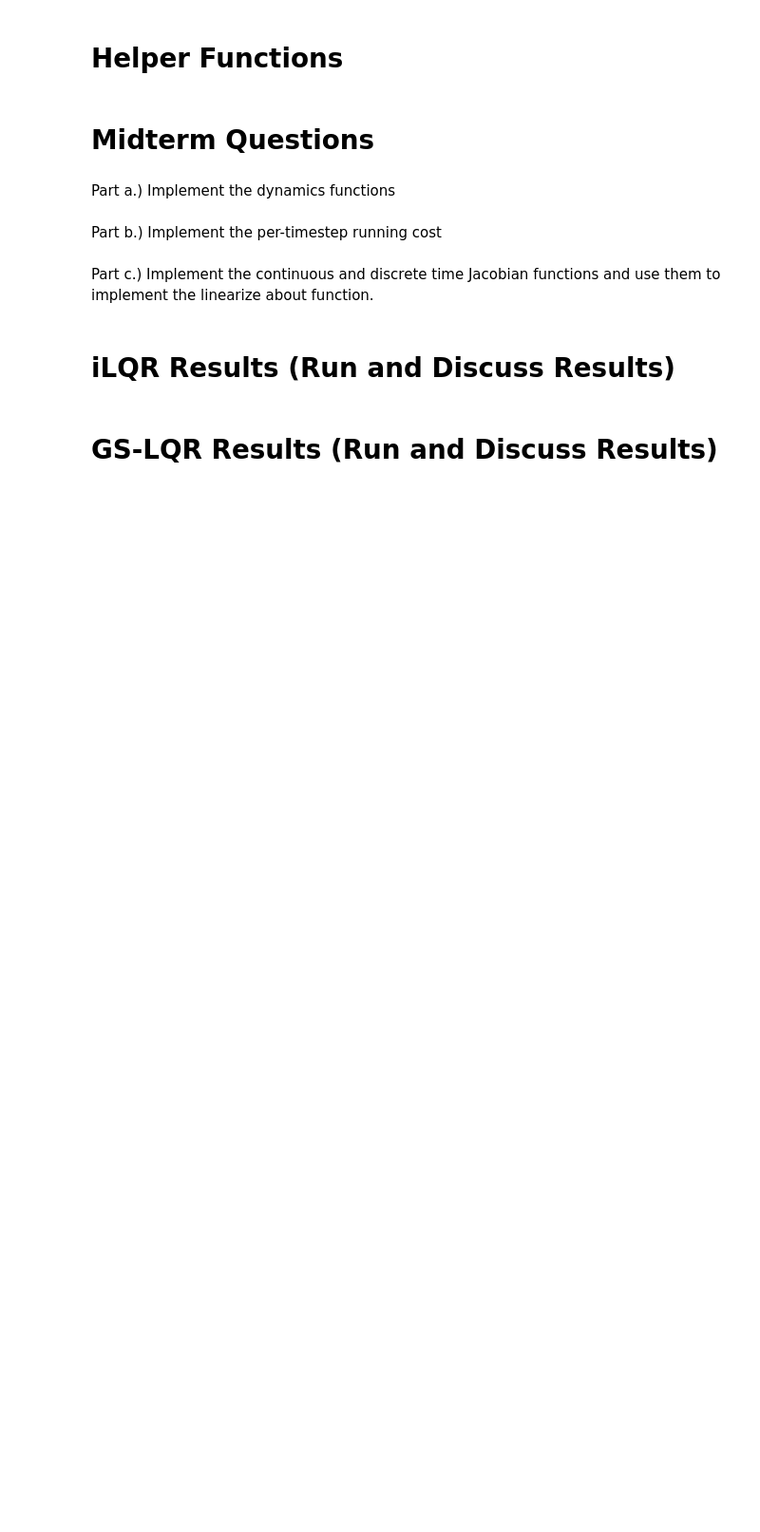
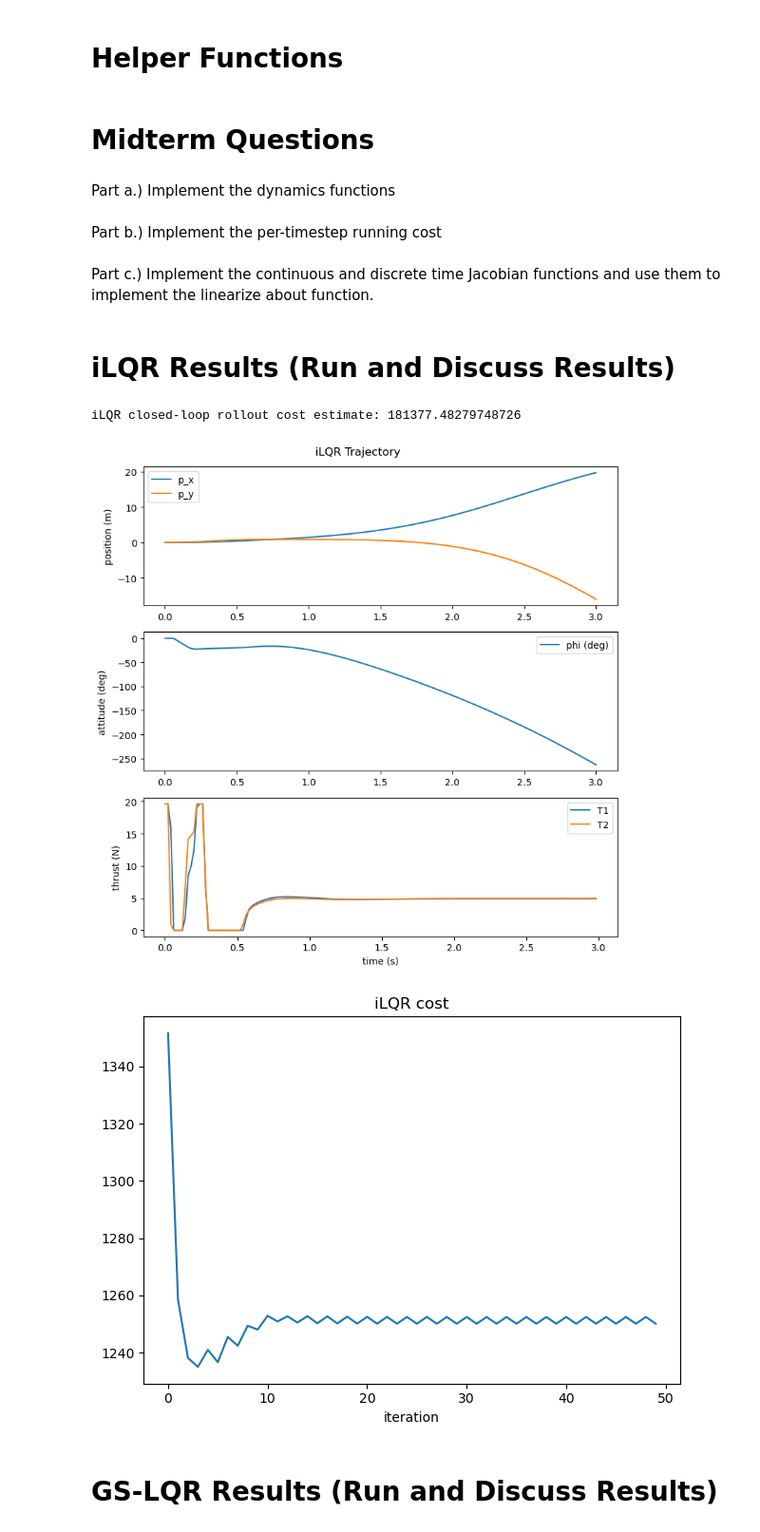
Before and after one commit to ChristopherLuey/AA274A_midterm_FA25, a Jupyter notebook: CS237A_F25_Midterm_P1.ipynb, the cells around one changed output. Shown at 95% size. Drawn from its saved outputs; the diff is of its cells as text; code cells hidden in the pictures; blank space fills up the shorter version.

```diff
--- a/CS237A_F25_Midterm_P1.ipynb
+++ b/CS237A_F25_Midterm_P1.ipynb
@@ -239,12 +239,13 @@ def running_cost(x, u):
   ex = px - goal[0]
   ey = py - goal[2]
   cost = (
-    ######################################################################
-    ######################### YOUR CODE HERE #############################
-    # Write the per timestep running cost here
-
-
-    ######################################################################
+    q_p * ex**2 +
+    q_v * vx**2 +
+    q_p * ey**2 +
+    q_v * vy**2 +
+    q_phi * phi**2 +
+    q_omega * omega**2 +
+    r_T * ((T1 - T_hov)**2 + (T2 - T_hov)**2)
   )
   return cost
 # %% [markdown]
@@ -258,9 +259,18 @@ def continuous_jacobians(x, u):
 
     ######################################################################
     ######################### YOUR CODE HERE #############################
-    raise NotImplementedError
+    A_c[0, 1] = 1.0
+    A_c[1, 4] = -((T1 + T2) / m) * np.cos(phi)
+    A_c[2, 3] = 1.0
+    A_c[3, 4] = -((T1 + T2) / m) * np.sin(phi)
+    A_c[4, 5] = 1.0
 
-
+    B_c[1, 0] = -np.sin(phi) / m
+    B_c[1, 1] = -np.sin(phi) / m
+    B_c[3, 0] = np.cos(phi) / m
+    B_c[3, 1] = np.cos(phi) / m
+    B_c[5, 0] = -ell / Izz
+    B_c[5, 1] = ell / Izz
     ######################################################################
 
     return A_c, B_c
@@ -268,9 +278,9 @@ def continuous_jacobians(x, u):
 def discrete_jacobians(A_c, B_c, dt):
     ######################################################################
     ######################### YOUR CODE HERE #############################
-    raise NotImplementedError
-
-
+    state_dim = A_c.shape[0]
+    A_t = np.eye(state_dim) + dt * A_c
+    B_t = dt * B_c
     ######################################################################
 
     return A_t, B_t
@@ -278,15 +288,13 @@ def discrete_jacobians(A_c, B_c, dt):
 def linearize_about(x_ref, u_ref, dt=dt_default):
     """
     Affine first-order discrete-time expansion about (x_ref, u_ref):
-        x_ref{t+1} ≈ f_d(x_ref,u_ref) + A_t (x_ref) + B_t (u_ref)
+        x_ref{t+1} ~= f_d(x_ref,u_ref) + A_t (x_ref) + B_t (u_ref)
     """
     A_c, B_c = continuous_jacobians(x_ref, u_ref)
     ######################################################################
     ######################### YOUR CODE HERE #############################
-    # Use the discrete_jacobians(A_c, A_b) for A_t and B_t
-    raise NotImplementedError
-
-
+    A_t, B_t = discrete_jacobians(A_c, B_c, dt)
+    x_next_ref = f_discrete(x_ref, u_ref, dt)
     ######################################################################
 
     return A_t, B_t, x_next_ref
@@ -377,34 +385,38 @@ def ilqr(x0, U0, T=150, max_iter=50, tol=1e-4, u_min=0.0, u_max=2*2*9.81/2):
             rel = abs(costs[-2] - costs[-1]) / max(1.0, abs(costs[-2]))
             if rel < tol:
                 X, U = X_new, U_new
                 break
 
         X, U = X_new, U_new
 
     return X, U, np.array(costs)
 
 T = 150
 x0 = np.zeros(6)
 U0 = np.tile(hover_u, (T, 1))
 X_ilqr, U, costs = ilqr(x0, U0, T=T)
 
 
-rw = RealWorld(dt_default, path="/content/real_model_blind.npz")
+rw = RealWorld(dt_default, path="data/real_model_blind.npz")
 f_real_step = rw.make_step(f_discrete)
 
 # Replay iLQR controls open-loop on real dynamics
 X_ilqr_real = np.zeros_like(X_ilqr)
 X_ilqr_real[0] = X_ilqr[0]
 for t in range(U.shape[0]):
     X_ilqr_real[t+1] = f_real_step(X_ilqr_real[t], U[t], t)
 
 J_total = rollout_cost(X_ilqr_real, U)
 print("iLQR closed-loop rollout cost estimate:", J_total)
 
 # plots
 t = np.arange(X_ilqr_real.shape[0]) * dt_default
 plot_time_series(X_ilqr_real, U, dt_default, title="iLQR Trajectory")
 plt.figure(); plt.plot(costs); plt.title("iLQR cost"); plt.xlabel("iteration"); plt.tight_layout(); plt.show()
+# %% [output]
+iLQR closed-loop rollout cost estimate: 181377.48279748726
+[figure, added]
+[figure, added]
 # %% [markdown]
 # GS-LQR Results (Run and Discuss Results)
 # %%
```
Also changed, not shown: parts of 2 cells of this notebook, 39 other files.
